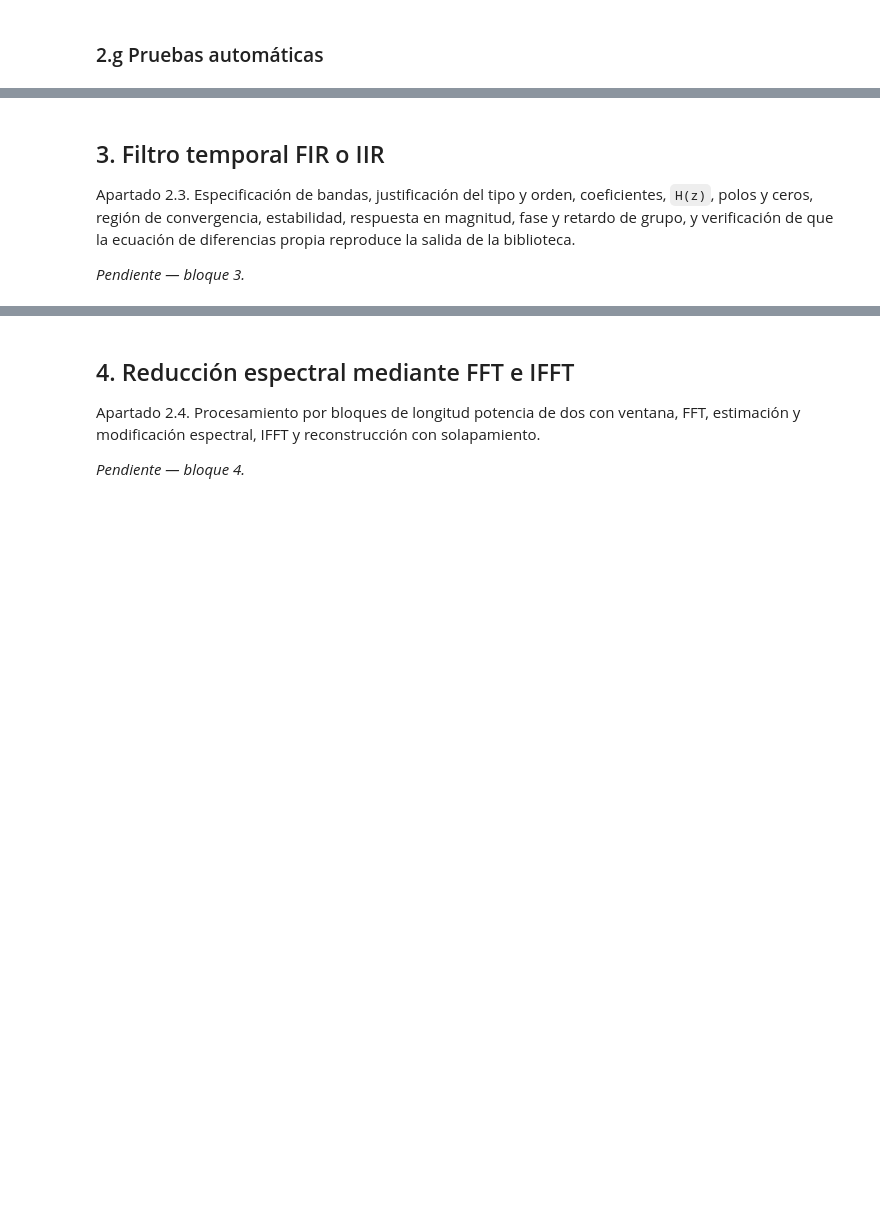
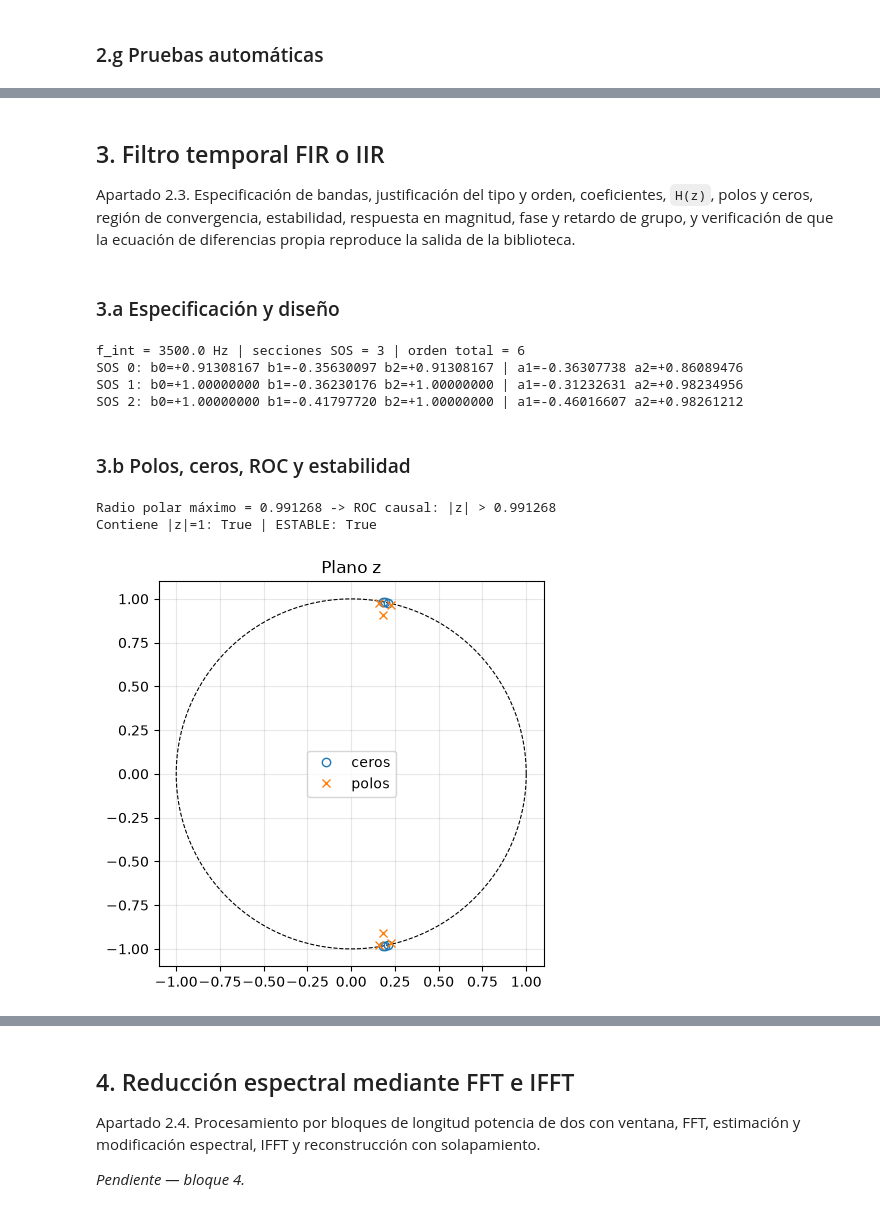
Before and after one commit to Kearranza/Proyecto-Grupal-1-ASM, a Jupyter notebook: notebook.ipynb, the cells around one changed output, grey strips where cells are left out. Cells and saved outputs as stored; diff of their text form; code cells hidden in the pictures; blank space fills up the shorter version.

Commit message:
agregado seccion de filtro temporal

```diff
--- a/notebook.ipynb
+++ b/notebook.ipynb
@@ -138,5 +192,46 @@ Apartado 2.3. Especificación de bandas, justificación del tipo y orden,
 coeficientes, `H(z)`, polos y ceros, región de convergencia, estabilidad,
 respuesta en magnitud, fase y retardo de grupo, y verificación de que la
 ecuación de diferencias propia reproduce la salida de la biblioteca.
-
-*Pendiente — bloque 3.*
+# %% [markdown]
+### 3.a Especificación y diseño
+# %%
+ID_FILTRO = 'caso_1'
+FS = COMUN['fs_hz']
+F_INT = CASOS[ID_FILTRO]['frecuencia_interferencia_hz']
+
+ESPEC = dict(
+    ftype='ellip',
+    ws=[F_INT - 30, F_INT + 30],     # banda de rechazo (Hz)
+    wp=[F_INT - 100, F_INT + 100],   # bordes de la banda de paso (Hz)
+    gpass=1.0,                       # rizado máximo en paso (dB)
+    gstop=40.0,                      # atenuación mínima en rechazo (dB)
+)
+sos, b, a = ft.disenar_iir(FS, **ESPEC)
+print(f'f_int = {F_INT:.1f} Hz | secciones SOS = {len(sos)} | orden total = {a.size-1}')
+for k, s in enumerate(sos):
+    print(f'SOS {k}: b0={s[0]:+.8f} b1={s[1]:+.8f} b2={s[2]:+.8f} | a1={s[4]:+.8f} a2={s[5]:+.8f}')
+# %% [output]
+f_int = 3500.0 Hz | secciones SOS = 3 | orden total = 6
+SOS 0: b0=+0.91308167 b1=-0.35630097 b2=+0.91308167 | a1=-0.36307738 a2=+0.86089476
+SOS 1: b0=+1.00000000 b1=-0.36230176 b2=+1.00000000 | a1=-0.31232631 a2=+0.98234956
+SOS 2: b0=+1.00000000 b1=-0.41797720 b2=+1.00000000 | a1=-0.46016607 a2=+0.98261212
+# %% [markdown]
+### 3.b Polos, ceros, ROC y estabilidad
+# %%
+z, p, k = ft.zpk(sos)
+estable, radio = ft.es_estable(sos)
+print(f'Radio polar máximo = {radio:.6f} -> ROC causal: |z| > {radio:.6f}')
+print('Contiene |z|=1:', radio < 1, '| ESTABLE:', estable)
+
+fig, ax = plt.subplots(figsize=(5, 5))
+t = np.linspace(0, 2*np.pi, 400)
+ax.plot(np.cos(t), np.sin(t), 'k--', lw=.8)
+ax.plot(z.real, z.imag, 'o', mfc='none', label='ceros')
+ax.plot(p.real, p.imag, 'x', label='polos')
+ax.set_aspect('equal'); ax.grid(alpha=.3); ax.legend(); ax.set_title('Plano z')
+fig.savefig(CARPETA_FIGURAS / 'fig23_polos_ceros.png', dpi=150, bbox_inches='tight')
+plt.show()
+# %% [output]
+Radio polar máximo = 0.991268 -> ROC causal: |z| > 0.991268
+Contiene |z|=1: True | ESTABLE: True
+[figure, added]
```
Also changed, not shown: parts of 21 cells of this notebook, 13 other files.
